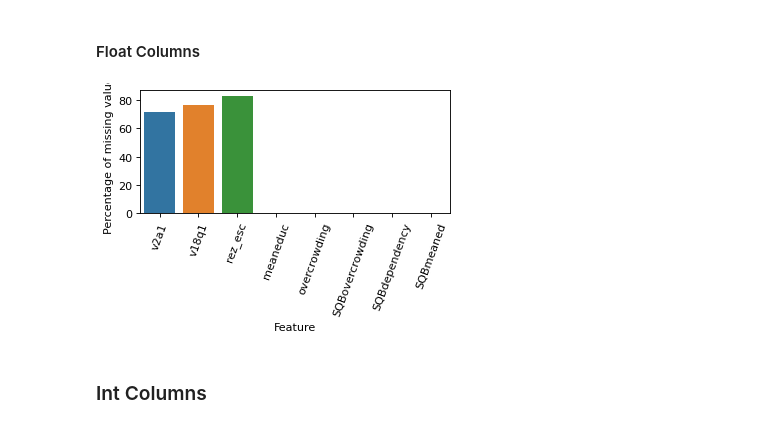
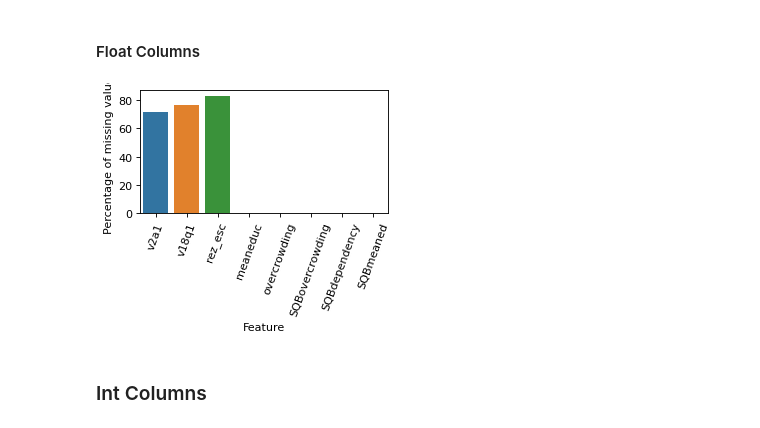
Before and after one commit to ashishsarkarmlops/assignment-2, a Jupyter notebook: Text preprocessing.ipynb, the cells around one changed output. Saved outputs shown, nothing was run; the diff lists cells and outputs as text; code cells hidden in the pictures.

```diff
--- a/Text preprocessing.ipynb
+++ b/Text preprocessing.ipynb
@@ -370,0 +296,4 @@ Name: v2a1, Length: 9557, dtype: float64
+# %%
+float_columns=income_train_df.select_dtypes('float').columns
+int_columns=income_train_df.select_dtypes('int').columns
+object_columns=income_train_df.select_dtypes('object').columns
@@ -370,0 +307,7 @@ Name: v2a1, Length: 9557, dtype: float64
+# %%
+#households with same poverty level
+#Below code find if the count of house holds are 1 or not the results gets stored in True||False format
+poverty_equal_level = income_train_df.groupby('idhogar')['Target'].apply(lambda X: X.nunique() == 1)
+#households with un-equal poverty level code seggegates that by taking the False statements from the above variable
+poverty_not_equal = poverty_equal_level[poverty_equal_level != True]
+print(f"There are {len(poverty_not_equal)} households where all the family members of the house do not have same poverty level.")
@@ -370,0 +349,7 @@ Name: v2a1, Length: 9557, dtype: float64
+# %%
+#As from above we realised that with some of the hoseholds with heads had family members with different levels of poverty hence making all of them under the same poverty level
+for household in poverty_not_equal.index:
+    #Finding the correct label(label of house head)
+    head_target = int(income_train_df[(income_train_df['idhogar'] == household) & (income_train_df['parentesco1'] == 1.0)] ['Target'])
+    #Setting the correct label for family members
+    income_train_df.loc[income_train_df['idhogar'] == household, 'Target'] = head_target
@@ -373,9 +360,9 @@ Name: v2a1, Length: 9557, dtype: float64
 # %% [markdown]
 #### Float Columns
 # %%
-plot_null_values(income_train_df[float_columns],(5,2))
+plot_null_values(income_train_df[float_columns],(4,2))
 # %% [output]
-[figure, old version]
+[figure, new version]
 # %% [markdown]
 ###  Int Columns
 # %%
```
Also changed, not shown: parts of 55 cells of this notebook.
